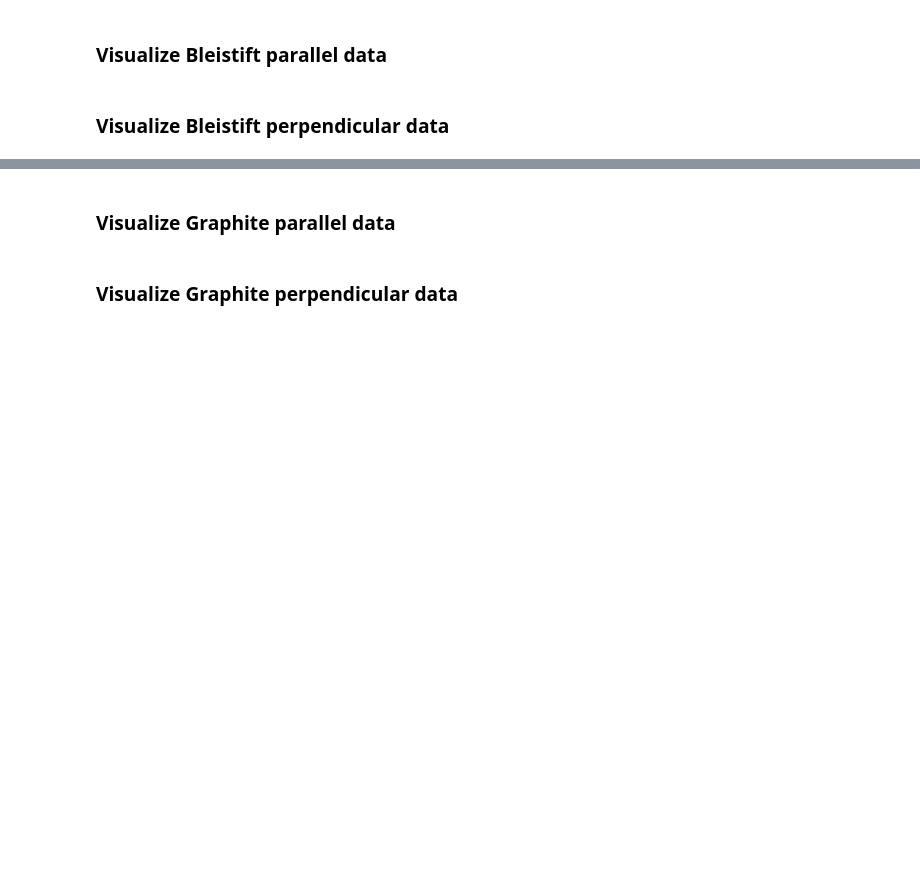
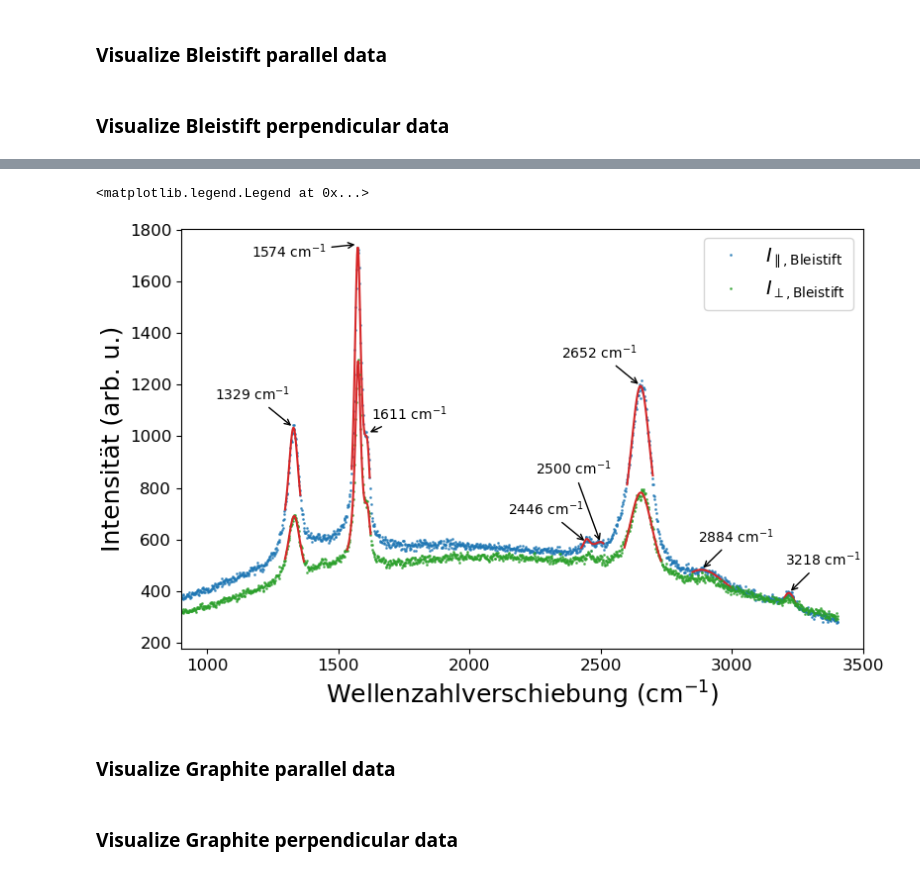
Before and after one commit to phoenixtoash/P60_Auswertung, a Jupyter notebook: notebook.ipynb, the cells around one changed output, grey strips where cells are left out. Drawn from its saved outputs; the diff is of its cells as text; code cells hidden in the pictures; blank space fills up the shorter version.

```diff
--- a/notebook.ipynb
+++ b/notebook.ipynb
@@ -926,3 +932,82 @@ ax.legend(fontsize=14)
+# %%
+# Bleistift parallel and perpendicular
+
+
+# Create figure and plot
+fig, ax = plt.subplots(figsize=(8,5), constrained_layout = True)
+
+
+
+
+
+# Bleistift parallel
+ax.plot(df_bleistift_parallel['Wavenumber'], df_bleistift_parallel['Intensity'], label=r'$\mathit{I}_{\parallel, Bleistift}$', ls='',
+        marker='o', ms=1, alpha=0.7, c=colors[0])
+
+# Plot Peaks
+ax.plot(xdata_bleistift_p1, lorentzian(xdata_bleistift_p1, *params_bleistift_p1), c=colors[3])
+
+ax.plot(xdata_bleistift_p2, double_lorentzian(xdata_bleistift_p2, *params_bleistift_p2), c=colors[3])
+# ax.plot(xdata_bleistift_p2, lorentzian(xdata_bleistift_p2, *(list(params_bleistift_p2[0:3]) + [params_bleistift_p2[-1]])))
+# ax.plot(xdata_bleistift_p2, lorentzian(xdata_bleistift_p2, *(list(params_bleistift_p2[3:6]) + [params_bleistift_p2[-1]])))
+
+ax.plot(xdata_bleistift_p3, double_lorentzian(xdata_bleistift_p3, *params_bleistift_p3), c=colors[3])
+# ax.plot(xdata_bleistift_p3, lorentzian(xdata_bleistift_p3, *(list(params_bleistift_p3[0:3]) + [params_bleistift_p3[-1]])))
+# ax.plot(xdata_bleistift_p3, lorentzian(xdata_bleistift_p3, *(list(params_bleistift_p3[3:6]) + [params_bleistift_p3[-1]])))
+
+ax.plot(xdata_bleistift_p4, lorentzian(xdata_bleistift_p4, *params_bleistift_p4), c=colors[3])
+ax.plot(xdata_bleistift_p5, lorentzian(xdata_bleistift_p5, *params_bleistift_p5), c=colors[3])
+ax.plot(xdata_bleistift_p6, lorentzian(xdata_bleistift_p6, *params_bleistift_p6), c=colors[3])
+
+
+
+
+# Bleistift perpendicular
+ax.plot(df_bleistift_perpendicular['Wavenumber'], df_bleistift_perpendicular['Intensity'], label=r'$\mathit{I}_{\perp, Bleistift}$', ls='',
+        marker='o', ms=1, alpha=0.7, c=colors[2])
+
+# Plot fits
+ax.plot(xdata_bleistift_per_p1, lorentzian(xdata_bleistift_per_p1, *params_bleistift_per_p1), c=colors[3])
+ax.plot(xdata_bleistift_per_p2, double_lorentzian(xdata_bleistift_per_p2, *params_bleistift_per_p2), c=colors[3])
+ax.plot(xdata_bleistift_per_p3, lorentzian(xdata_bleistift_per_p3, *params_bleistift_per_p3), c=colors[3])
+
+
+
+
+
+# annotate, ha: horizontal alignment
+annotate_params = {
+    'xycoords':'data', 'textcoords':'offset points', 'arrowprops':dict(arrowstyle="->"), 'ha':'center'
+}
+ax.annotate(text=f'{params_bleistift_p1[0]:.0f}' + r' $cm^{-1}$', xy= (params_bleistift_p1[0], params_bleistift_p1[2] + params_bleistift_p1[-1]),
+            xytext=(-30,20), **annotate_params)
+ax.annotate(text=f'{params_bleistift_p2[0]:.0f}' + r' $cm^{-1}$', xy= (params_bleistift_p2[0], params_bleistift_p2[2] + params_bleistift_p2[-1] + 60),
+            xytext=(-50,-10), **annotate_params)
+ax.annotate(text=f'{params_bleistift_p2[3]:.0f}' + r' $cm^{-1}$', xy= (params_bleistift_p2[3], params_bleistift_p2[5] + params_bleistift_p2[-1] + 220),
+            xytext=(30,10), **annotate_params)
+ax.annotate(text=f'{params_bleistift_p3[0]:.0f}' + r' $cm^{-1}$', xy= (params_bleistift_p3[0], params_bleistift_p3[2] + params_bleistift_p3[-1]),
+            xytext=(-30,20), **annotate_params)
+ax.annotate(text=f'{params_bleistift_p3[3]:.0f}' + r' $cm^{-1}$', xy= (params_bleistift_p3[3], params_bleistift_p3[5] + params_bleistift_p3[-1]),
+            xytext=(-20,50), **annotate_params)
+ax.annotate(text=f'{params_bleistift_p4[0]:.0f}' + r' $cm^{-1}$', xy= (params_bleistift_p4[0], params_bleistift_p4[2] + params_bleistift_p4[-1]),
+            xytext=(-30,20), **annotate_params)
+ax.annotate(text=f'{params_bleistift_p5[0]:.0f}' + r' $cm^{-1}$', xy= (params_bleistift_p5[0], params_bleistift_p5[2] + params_bleistift_p5[-1]),
+            xytext=(25,20), **annotate_params)
+ax.annotate(text=f'{params_bleistift_p6[0]:.0f}' + r' $cm^{-1}$', xy= (params_bleistift_p6[0], params_bleistift_p6[2] + params_bleistift_p6[-1]),
+            xytext=(25,20), **annotate_params)
+
+
+
+
+# Figure settings
+ax.set_xlabel(r'Wellenzahlverschiebung ($cm^{-1}$)', fontsize=18)
+ax.set_ylabel('Intensität (arb. u.)', fontsize=18)
+ax.tick_params(axis='both', which='major', labelsize=12)
+ax.set_xlim(900, 3500)
+ax.legend(fontsize=14)
+# %% [output]
+<matplotlib.legend.Legend at 0x...>
+[figure, added]
 # %% [markdown]
 ### Visualize Graphite parallel data
 # %%
```
Also changed, not shown: parts of 4 cells of this notebook, 2 other files.
